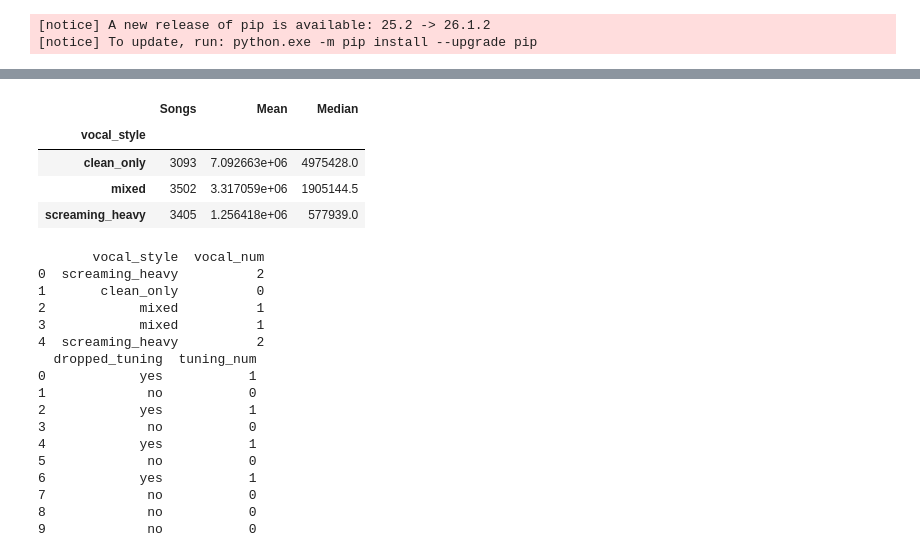
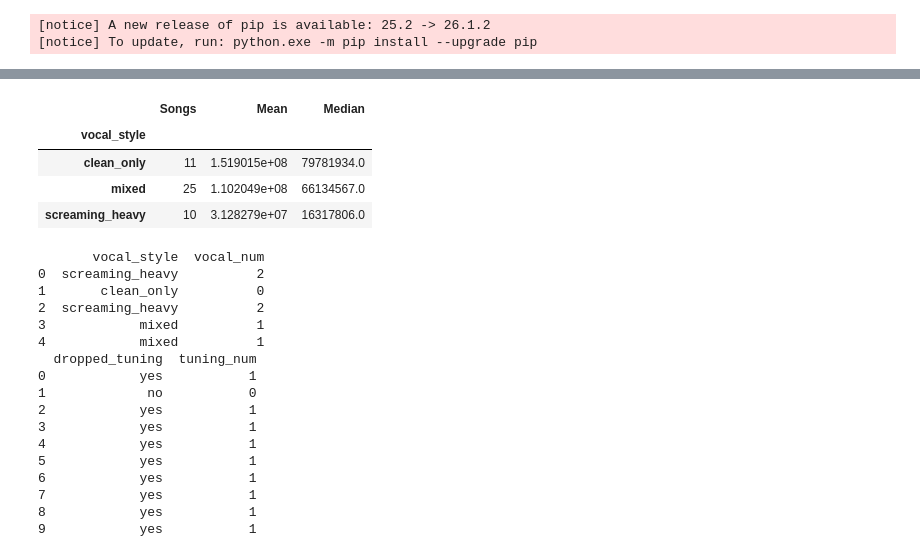
Before and after one commit to Inc-pixel/metalcore-crossover-analysis, a Jupyter notebook: Jupyter.ipynb, the cells around one changed output, grey strips where cells are left out. Drawn from its saved outputs; the diff is of its cells as text; code cells hidden in the pictures.

```diff
--- a/Jupyter.ipynb
+++ b/Jupyter.ipynb
@@ -67,6 +67,6 @@ from sklearn.ensemble import RandomForestRegressor
 import warnings
 warnings.filterwarnings('ignore')
 # %%
-df= pd.read_csv('metalcore_dataset.csv')
+df= pd.read_csv('metalcore_dataset_hand_annotated.csv')
 df.head()
 # %% [output]
@@ -115,12 +122,12 @@ df.describe().transpose()
 # %%
 fig, axes = plt.subplots(1, 2, figsize=(14, 5))
 
-axes[0].hist(df['lastfm_listeners'], bins=50, color='steelblue', edgecolor='black')
+axes[0].hist(df['popularity_metric'], bins=50, color='steelblue', edgecolor='black')
 axes[0].set_title('Listener Distribution (raw)')
-axes[0].set_xlabel('Last.fm Listeners')
+axes[0].set_xlabel('Spotify Streams')
 
 # Chart 2: log scale — much easier to read and interpret
-df['log_listeners'] = np.log10(df['lastfm_listeners'])
+df['log_listeners'] = np.log10(df['popularity_metric'] + 1)  # +1 to avoid log(0)
 
 axes[1].hist(df['log_listeners'], bins=50, color='mediumpurple', edgecolor='black')
 axes[1].set_title('Listener Distribution (log scale)')
@@ -146,15 +153,15 @@ pd.crosstab(
 # %%
-df.groupby('vocal_style')['lastfm_listeners'].agg(
+df.groupby('vocal_style')['popularity_metric'].agg(
     Songs='count',
     Mean='mean',
     Median='median'
 )
 # %% [output]
 |  | Songs | Mean | Median |
 | vocal_style |  |  |  |
-| clean_only | 3093 | 7.092663e+06 | 4975428.0 |
-| mixed | 3502 | 3.317059e+06 | 1905144.5 |
-| screaming_heavy | 3405 | 1.256418e+06 | 577939.0 |
+| clean_only | 11 | 1.519015e+08 | 79781934.0 |
+| mixed | 25 | 1.102049e+08 | 66134567.0 |
+| screaming_heavy | 10 | 3.128279e+07 | 16317806.0 |
 # %%
 breakdown_map = {'3+': 2, '1-2': 1, '0': 0}
 vocal_map     = {'screaming_heavy': 2, 'mixed': 1, 'clean_only': 0}
@@ -174,17 +181,17 @@ print(df[['dropped_tuning', 'tuning_num']].head(10))
        vocal_style  vocal_num
 0  screaming_heavy          2
 1       clean_only          0
-2            mixed          1
+2  screaming_heavy          2
 3            mixed          1
-4  screaming_heavy          2
+4            mixed          1
   dropped_tuning  tuning_num
 0            yes           1
 1             no           0
 2            yes           1
-3             no           0
+3            yes           1
 4            yes           1
-5             no           0
+5            yes           1
 6            yes           1
-7             no           0
-8             no           0
-9             no           0
+7            yes           1
+8            yes           1
+9            yes           1
```
Also changed, not shown: parts of 19 cells of this notebook.
